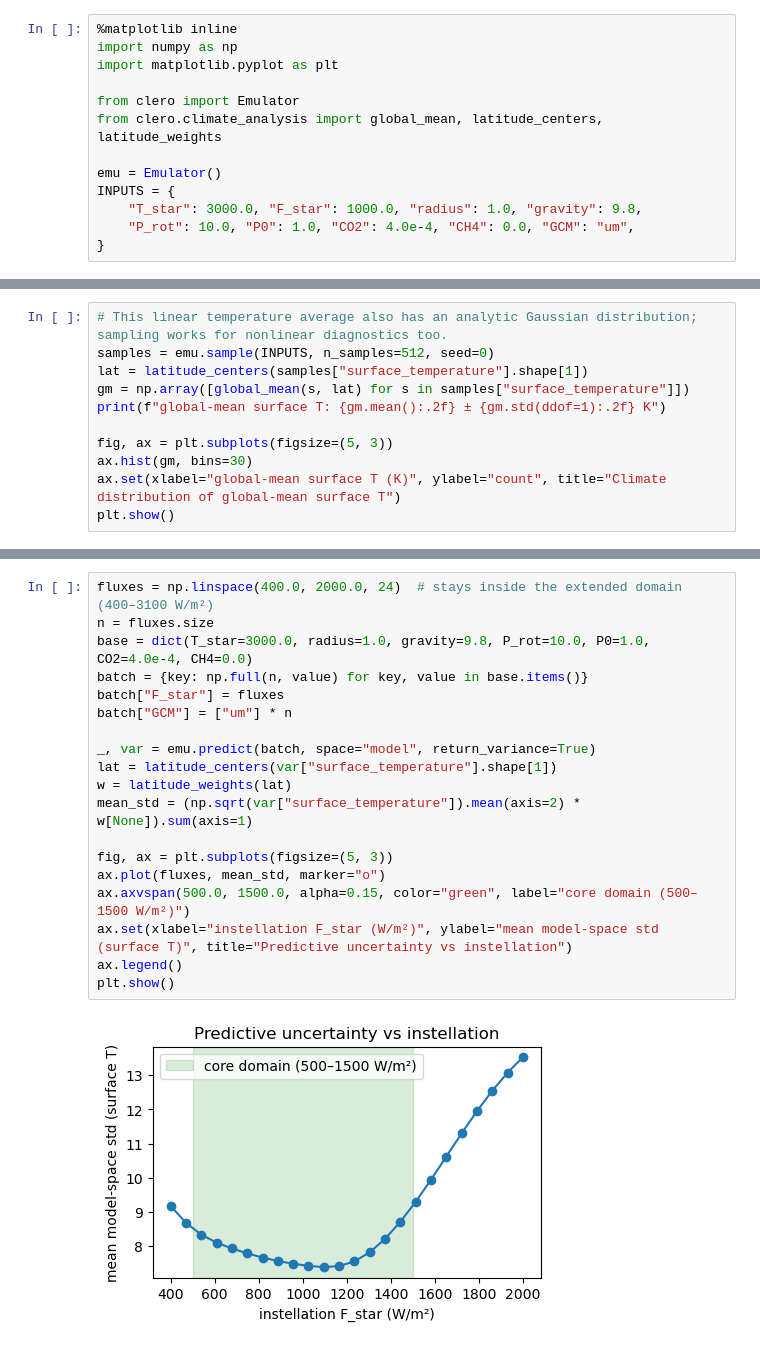
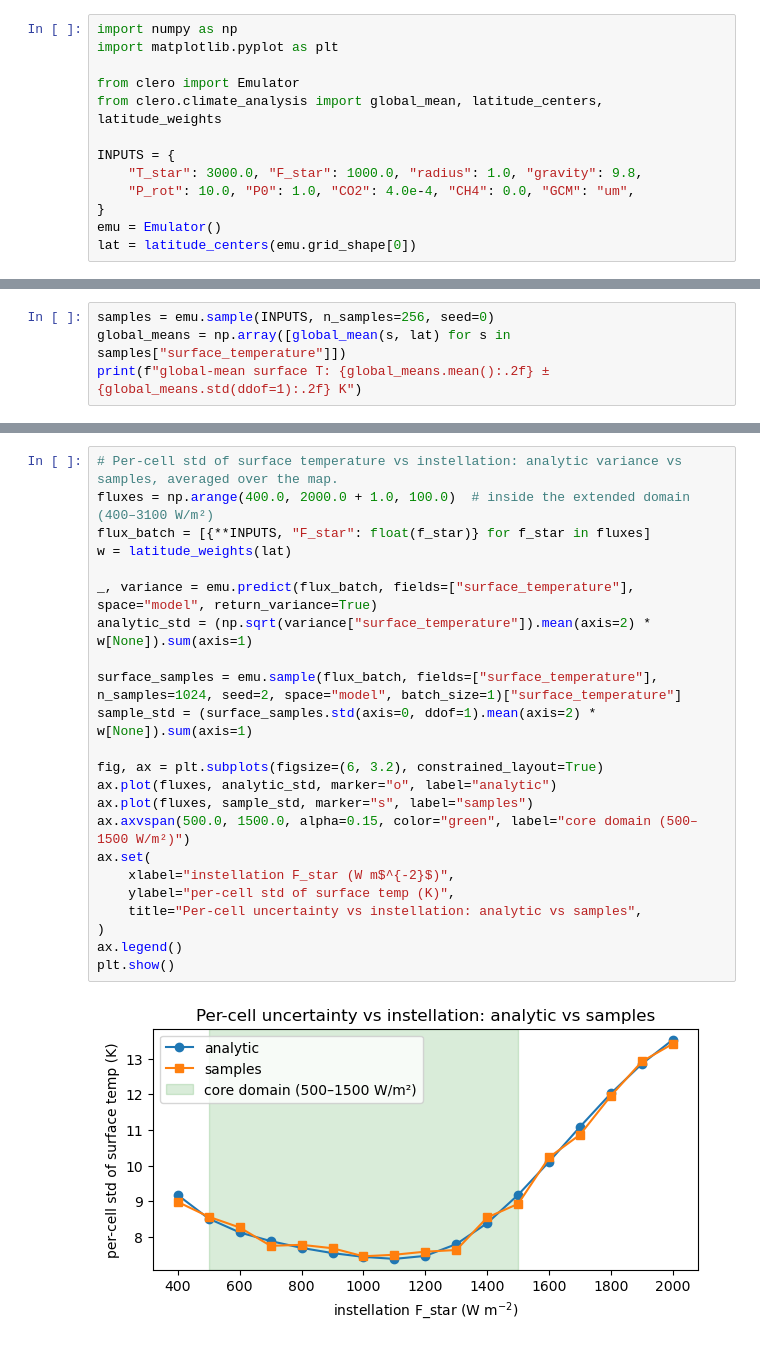
Before and after one commit to astroautomata/clero, a Jupyter notebook: demos/uncertainty.ipynb, the cells around one changed output, grey strips where cells are left out. Cells and saved outputs as stored; diff of their text form.

Commit message:
Merge using_clero_samples into uncertainty.ipynb; update references
Co-Authored-By: Claude Fable 5.1 <noreply@anthropic.com>

```diff
--- a/demos/uncertainty.ipynb
+++ b/demos/uncertainty.ipynb
@@ -5,13 +7,13 @@ Every CLERO prediction comes with an uncertainty. We show three uses: (a) the un
 # %%
-%matplotlib inline
 import numpy as np
 import matplotlib.pyplot as plt
 
 from clero import Emulator
 from clero.climate_analysis import global_mean, latitude_centers, latitude_weights
 
-emu = Emulator()
 INPUTS = {
     "T_star": 3000.0, "F_star": 1000.0, "radius": 1.0, "gravity": 9.8,
     "P_rot": 10.0, "P0": 1.0, "CO2": 4.0e-4, "CH4": 0.0, "GCM": "um",
 }
+emu = Emulator()
+lat = latitude_centers(emu.grid_shape[0])
@@ -22,12 +26,5 @@ Each sample is a complete climate, so any quantity computed from one climate can
 # %%
-# This linear temperature average also has an analytic Gaussian distribution; sampling works for nonlinear diagnostics too.
-samples = emu.sample(INPUTS, n_samples=512, seed=0)
-lat = latitude_centers(samples["surface_temperature"].shape[1])
-gm = np.array([global_mean(s, lat) for s in samples["surface_temperature"]])
-print(f"global-mean surface T: {gm.mean():.2f} ± {gm.std(ddof=1):.2f} K")
-
-fig, ax = plt.subplots(figsize=(5, 3))
-ax.hist(gm, bins=30)
-ax.set(xlabel="global-mean surface T (K)", ylabel="count", title="Climate distribution of global-mean surface T")
-plt.show()
+samples = emu.sample(INPUTS, n_samples=256, seed=0)
+global_means = np.array([global_mean(s, lat) for s in samples["surface_temperature"]])
+print(f"global-mean surface T: {global_means.mean():.2f} ± {global_means.std(ddof=1):.2f} K")
 # %% [output]
@@ -60,21 +50,25 @@ Note: these curves are per-cell uncertainties averaged over the map. They are no
 # %%
-fluxes = np.linspace(400.0, 2000.0, 24)  # stays inside the extended domain (400–3100 W/m²)
-n = fluxes.size
-base = dict(T_star=3000.0, radius=1.0, gravity=9.8, P_rot=10.0, P0=1.0, CO2=4.0e-4, CH4=0.0)
-batch = {key: np.full(n, value) for key, value in base.items()}
-batch["F_star"] = fluxes
-batch["GCM"] = ["um"] * n
+# Per-cell std of surface temperature vs instellation: analytic variance vs samples, averaged over the map.
+fluxes = np.arange(400.0, 2000.0 + 1.0, 100.0)  # inside the extended domain (400–3100 W/m²)
+flux_batch = [{**INPUTS, "F_star": float(f_star)} for f_star in fluxes]
+w = latitude_weights(lat)
 
-_, var = emu.predict(batch, space="model", return_variance=True)
-lat = latitude_centers(var["surface_temperature"].shape[1])
-w = latitude_weights(lat)
-mean_std = (np.sqrt(var["surface_temperature"]).mean(axis=2) * w[None]).sum(axis=1)
+_, variance = emu.predict(flux_batch, fields=["surface_temperature"], space="model", return_variance=True)
+analytic_std = (np.sqrt(variance["surface_temperature"]).mean(axis=2) * w[None]).sum(axis=1)
 
-fig, ax = plt.subplots(figsize=(5, 3))
-ax.plot(fluxes, mean_std, marker="o")
+surface_samples = emu.sample(flux_batch, fields=["surface_temperature"], n_samples=1024, seed=2, space="model", batch_size=1)["surface_temperature"]
+sample_std = (surface_samples.std(axis=0, ddof=1).mean(axis=2) * w[None]).sum(axis=1)
+
+fig, ax = plt.subplots(figsize=(6, 3.2), constrained_layout=True)
+ax.plot(fluxes, analytic_std, marker="o", label="analytic")
+ax.plot(fluxes, sample_std, marker="s", label="samples")
 ax.axvspan(500.0, 1500.0, alpha=0.15, color="green", label="core domain (500–1500 W/m²)")
-ax.set(xlabel="instellation F_star (W/m²)", ylabel="mean model-space std (surface T)", title="Predictive uncertainty vs instellation")
+ax.set(
+    xlabel="instellation F_star (W m$^{-2}$)",
+    ylabel="per-cell std of surface temp (K)",
+    title="Per-cell uncertainty vs instellation: analytic vs samples",
+)
 ax.legend()
 plt.show()
 # %% [output]
-[figure, old version]
+[figure, new version]
```
Also changed, not shown: parts of 16 cells of this notebook, 3 other files.
